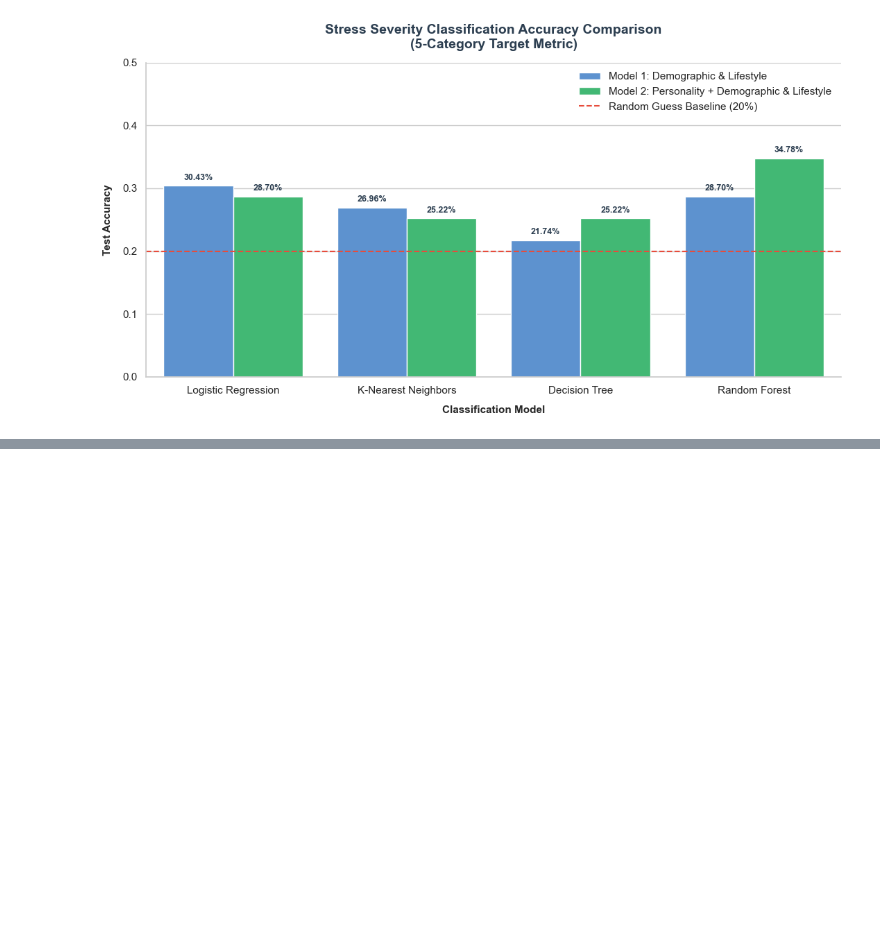
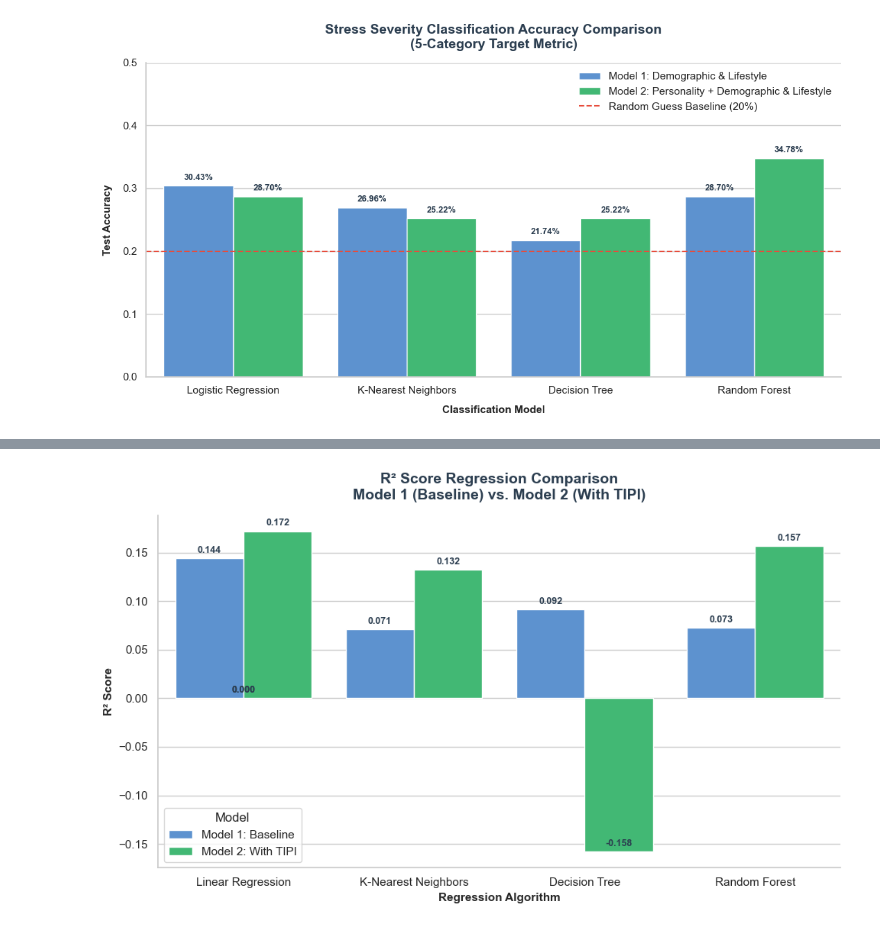
Before and after one commit to Machine-Learning-CSC1169-Group-Project/bangladesh_dataset, a Jupyter notebook: Swetha/Modelss.ipynb, the cells around one changed output, grey strips where cells are left out. Saved outputs shown, nothing was run; the diff lists cells and outputs as text; code cells hidden in the pictures; blank space fills up the shorter version.

```diff
--- a/Swetha/Modelss.ipynb
+++ b/Swetha/Modelss.ipynb
@@ -503,0 +450,26 @@ Big Five traits ranked by strength of association with stress (|rho|):
+# %%
+#R squared regression comparision
+r2_results = []
+for name in reg_models.keys():
+    r2_results.append({"Algorithm": name, "R² Score": predictions[name]["r2_1"], "Model": "Model 1: Baseline"})
+    r2_results.append({"Algorithm": name, "R² Score": predictions[name]["r2_2"], "Model": "Model 2: With TIPI"})
+
+r2_df = pd.DataFrame(r2_results)
+
+plt.figure(figsize=(10, 6))
+sns.set_theme(style="whitegrid")
+ax1 = sns.barplot(x="Algorithm", y="R² Score", hue="Model", data=r2_df, palette=["#4A90E2", "#2ECC71"])
+plt.title("R² Score Regression Comparison\nModel 1 (Baseline) vs. Model 2 (With TIPI)", fontsize=14, weight="bold", pad=15, color="#2c3e50")
+plt.xlabel("Regression Algorithm", fontsize=11, weight="semibold")
+plt.ylabel("R² Score", fontsize=11, weight="semibold")
+
+for p in ax1.patches:
+    height = p.get_height()
+    ax1.annotate(f"{height:.3f}", (p.get_x() + p.get_width() / 2., height),
+                ha="center", va="bottom", fontsize=9, color="#2c3e50", weight="bold", xytext=(0, 3), textcoords="offset points")
+
+sns.despine()
+plt.tight_layout()
+plt.show()
+# %% [output]
+[figure, added]
```
Also changed, not shown: parts of 7 cells of this notebook.
